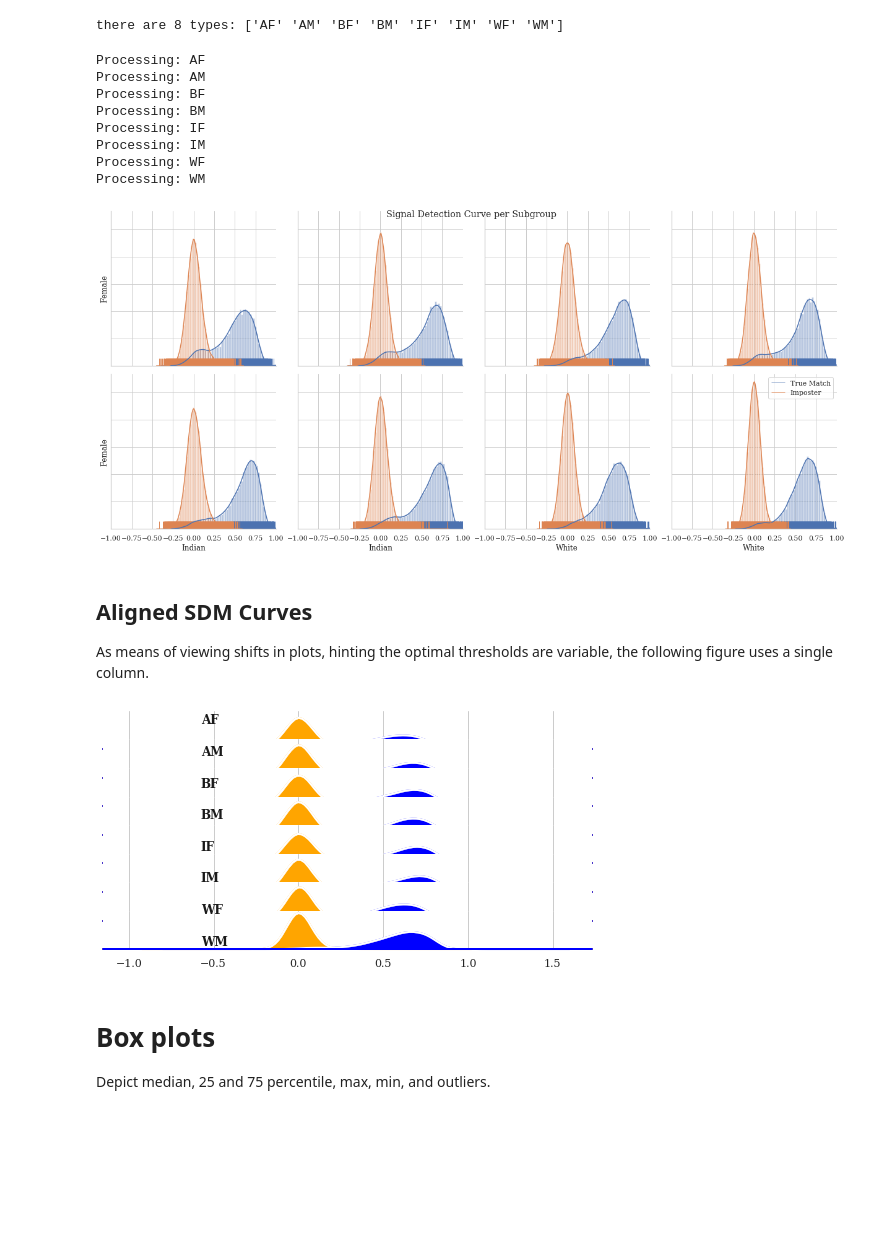
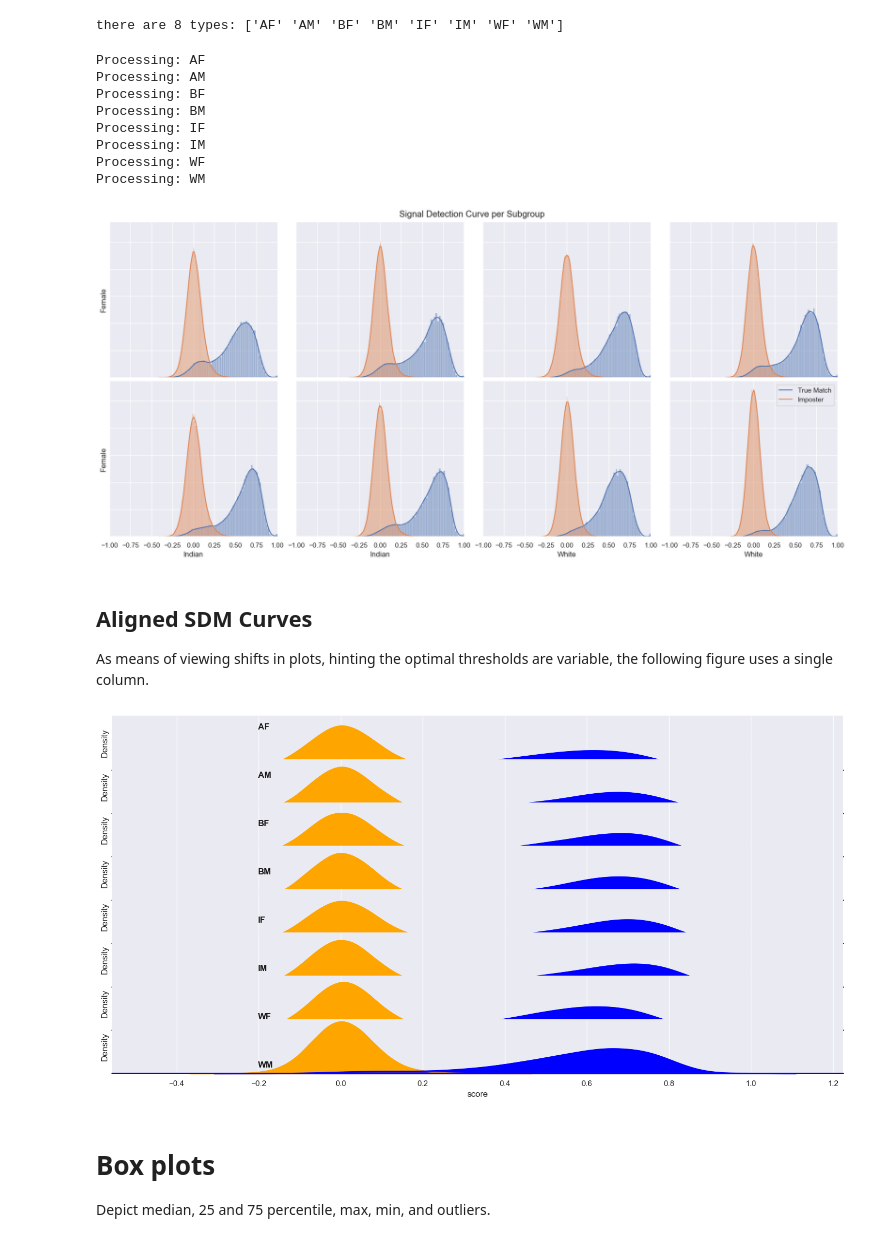
Before and after one commit to visionjo/facerec-bias-bfw, a Jupyter notebook: code/notebooks/2_create_sdm_curves.ipynb, the cells around one changed output. Cells and saved outputs as stored; diff of their text form; code cells hidden in the pictures; blank space fills up the shorter version.

```diff
--- a/code/notebooks/2_create_sdm_curves.ipynb
+++ b/code/notebooks/2_create_sdm_curves.ipynb
@@ -73,8 +73,9 @@ fig, ax = plt.subplots(2, int(n_classes / 2), sharex='all', sharey='all', figsiz
 for i, (cur_class, axi) in enumerate(zip(classes, ax.flat)):
     print("Processing: {}".format(cur_class))
     df_cur = data.loc[data.a1==cur_class][['label', 'score']]
-    sns.distplot(df_cur.loc[df_cur.label == 1, 'score'], np.linspace(-1.0, 1.0, 100), ax=axi, *opts[0])
-    sns.distplot(df_cur.loc[df_cur.label == 0, 'score'], np.linspace(-1.0, 1.0, 100), ax=axi, *opts[1])
+    sns.histplot(df_cur.loc[df_cur.label == 1, 'score'], kde=True, stat="density", ax=axi)
+    sns.histplot(df_cur.loc[df_cur.label == 0, 'score'], kde=True, stat="density", ax=axi)
+    # sns.histplot(df_cur.loc[df_cur.label == 0, 'score'], np.linspace(-1.0, 1.0, 100), ax=axi, *opts[1])
     #axi.set_xticks((0.0,0.25,0.5,0.75,1.0))
     axi.set_xlim((-1.0,1.0))
     if i > 3:
@@ -92,7 +93,7 @@ for i, (cur_class, axi) in enumerate(zip(classes, ax.flat)):
 
 plt.legend(['True Match', 'Imposter'], loc='best')
 fig.suptitle('Signal Detection Curve per Subgroup')
-plt.tight_layout()
+# plt.tight_layout()
 plt.savefig(f'{dir_results}sdm-plots-v{bfw_version}.pdf', transparent=True)
 # %% [output]
 Processing: AF
@@ -103,37 +104,40 @@ Processing: IF
 Processing: IM
 Processing: WF
 Processing: WM
-[figure, old version]
+[figure, new version]
 # %% [markdown]
 ## Aligned SDM Curves
 As means of viewing shifts in plots, hinting the optimal thresholds are variable, the following figure uses a single column.
 # %%
 # Initialize the FacetGrid object
 pal = sns.cubehelix_palette(10, rot=-.25, light=.7)
-g = sns.FacetGrid(data, row="a1", hue="label", aspect=15, height=.5, palette={1: "blue", 0: "orange"})
+g = sns.FacetGrid(data, row="a1", hue="label", aspect=15, height=1.0, palette={1: "blue", 0: "orange"})
 
-# Draw the densities in a few steps
-g.map(sns.kdeplot, "score", clip_on=False, shade=True, alpha=1, lw=1.5, bw=.2)
-g.map(sns.kdeplot, "score", clip_on=False, color="w", lw=2, bw=.2)
+# Draw the densities with updated bw_method parameter
+g.map(sns.kdeplot, "score", clip_on=False, fill=True, alpha=1, lw=1.5, bw_method=0.2)
+g.map(sns.kdeplot, "score", clip_on=False, fill="w", lw=2, bw_method=0.2)
 g.map(plt.axhline, y=0, lw=2, clip_on=False)
 
+# Adjust text placement dynamically
 ax = plt.gca()
-
-dims = plt.gcf().get_size_inches() # (width, height)
-step_size = np.linspace(.2, dims[1]*1.5, len(abbr_attributes))
-[ax.text(.2, step_size[i], txt, fontweight="bold", color='k', ha="left", va="center", transform=ax.transAxes) for i, txt in enumerate(reversed(abbr_attributes))]
-type(abbr_attributes)
+dims = plt.gcf().get_size_inches()  # (width, height)
+step_size = np.linspace(.2, dims[1], len(abbr_attributes))
+for i, txt in enumerate(reversed(abbr_attributes)):
+    ax.text(.2, step_size[i]*.8, txt, fontweight="bold", color='k', ha="left", va="center", transform=ax.transAxes)
 
 # Set the subplots to overlap
-g.fig.subplots_adjust(hspace=-.25)
+g.fig.subplots_adjust(hspace=-0.2)
+# g.fig.subplots_adjust(hspace=0.2)
 
 # Remove axes details that don't play well with overlap
 g.set_titles("")
 g.set(yticks=[])
 g.despine(bottom=True, left=True)
+
+# Save the plot
 plt.savefig(f'{dir_results}sdm-plots-view2-v{bfw_version}.pdf', transparent=True)
 # %% [output]
-[figure, old version]
+[figure, new version]
 # %% [markdown]
 # Box plots
 Depict median, 25 and 75 percentile, max, min, and outliers.
```
Also changed, not shown: parts of 3 cells of this notebook, 4 other files.
